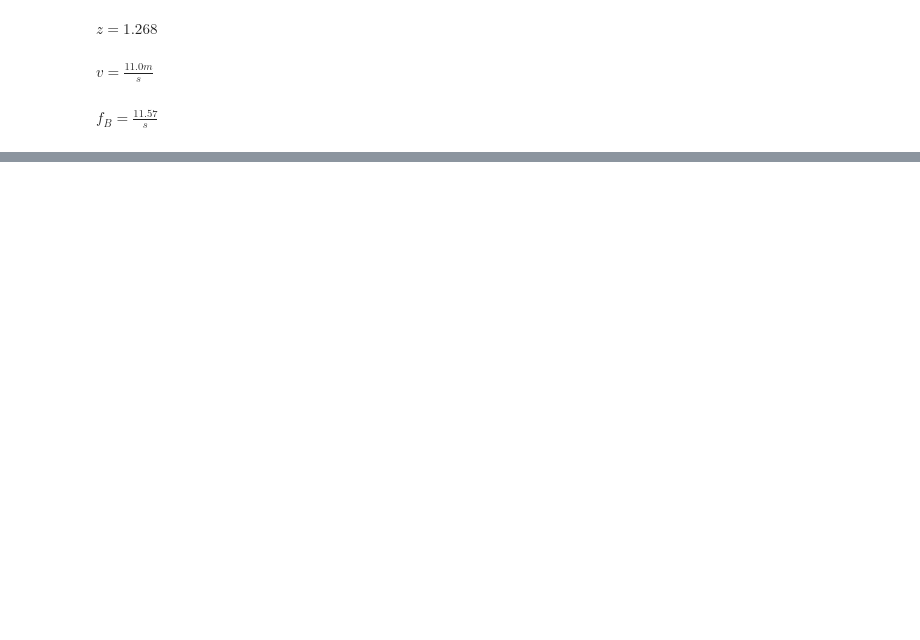
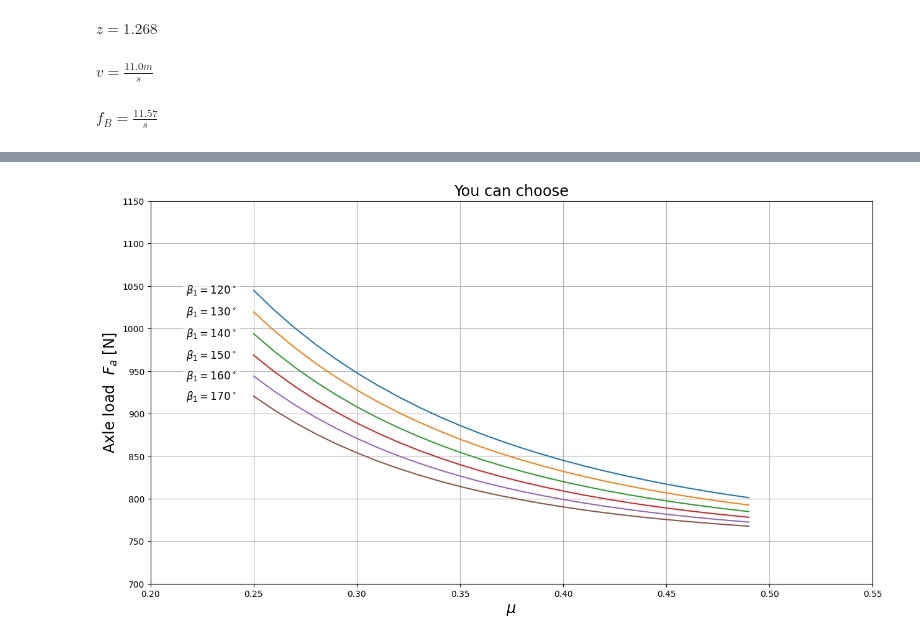
Before and after one commit to Angela-NG/machine-design, a Jupyter notebook: Lab2_Belt.ipynb, the cells around one changed output, grey strips where cells are left out. Drawn from its saved outputs; the diff is of its cells as text; code cells hidden in the pictures; blank space fills up the shorter version.

```diff
--- a/Lab2_Belt.ipynb
+++ b/Lab2_Belt.ipynb
@@ -116,8 +116,8 @@ $\displaystyle e = 586.1 mm_{}$
 ### 4. Calculate Small Pulley Wrap Angle
 $$\beta_k=2*arccos(\frac{d_{dg}-d_{dk}}{2e})$$
 # %%
-b.beta_1 = b.E16_24A_circumfranceAngle().evalf()
+'''b.beta_1 = b.E16_24A_circumfranceAngle().evalf()
 HM.EqPrint('beta_1',UM.RemoveUnits(b.beta_1))
 b.beta_1*=180/np.pi*deg_
-HM.EqPrint('beta_1',b.beta_1)
+HM.EqPrint('beta_1',b.beta_1)'''
 # %% [output]
@@ -160,3 +158,19 @@ t=HM.EqPrint('f_B',b.f_B)
 $\displaystyle z = 1.268$
 $\displaystyle v = \frac{11.0 m_{}}{s_{}}$
 $\displaystyle f_{B} = \frac{11.57}{s_{}}$
+# %%
+#b.mu = 0.4
+b.alpha = UM.All_to_SI( 38*deg_)
+b.n_1 = n_1
+T  = UM.kgm_s2_to_N( UM.All_to_SI( b.Pprime / b.n_1))
+print(T/0.09*2)
+HM.EqPrint('T',T)
+b.F_t = b.Pprime / b.v
+HM.EqPrint('F_t',UM.kgm_s2_to_N( UM.All_to_SI(b.F_t)))
+b.muprime = b.E16_1B_Set2muprime()
+b.mu = b.muprime
+HM.EqPrint('mu',b.mu)
+b.m = b.E16_3_Eytelwein()
+HM.EqPrint('m',b.m)
+b.F_a = UM.kgm_s2_to_N( UM.All_to_SI(b.E16_6_AxleLoad()))
+t=HM.EqPrint('F_a',b.F_a)
@@ -162,0 +184,61 @@ $\displaystyle f_{B} = \frac{11.57}{s_{}}$
+# %%
+#polt figure of F_a, mu and beta_1
+deg = np.pi / 180.0            # float
+b.beta_1 = np.array([120,130,140,150,160,170], dtype=float) * deg
+b.mu = np.arange(0.25,0.5,0.01)
+
+X1 = np.asarray(b.mu, dtype=float)
+X2 = np.asarray(b.beta_1, dtype=float)
+symbol_X1 = 'mu'
+symbol_X2 = 'beta_1'
+yy, A, B = HM.evaluate(b.F_a,{symbol_X1:X1,symbol_X2:X2})
+
+mu_target     = 0.35
+mu_index   = int(np.argmin(np.abs(b.mu - mu_target)))
+mu_target     = 0.35
+beta_deg_tgt  = 162.8
+
+mu_index   = int(np.argmin(np.abs(b.mu - mu_target)))
+beta_index = int(np.argmin(np.abs(b.beta_1 - beta_deg_tgt*deg)))
+yy_point = yy[mu_index, beta_index]
+
+print(mu_index, beta_index, yy_point)
+print(yy_point)
+
+# setting a textsize parameter we can re-use in different sections of the code
+# setting a textsize parameter we can re-use in different sections of the code
+textsize = 'xx-large'
+
+plt.figure(figsize=(15, 8))
+# plot the results
+plt.plot(X1, yy)
+plt.grid(True)
+
+# table in each line
+for i in range(len(X2)):
+    beta_deg = np.rad2deg(X2[i])
+    label = rf'$\beta_{{1}}={beta_deg:.0f}^\circ$'
+    plt.annotate(
+        label,
+        xy=(X1[0], yy[0, i]),
+        xytext=(-20, 0),
+        textcoords="offset points",
+        va='center', ha='right',
+        size='large',
+        bbox=dict(facecolor='white', edgecolor='none', alpha=0.7)
+    )
+
+# title
+expr_latex = sp.latex(b.F_a)
+
+plt.title(r'You can choose', fontsize='xx-large')
+t = HM.EqPrint('F_a', b.F_a)
+
+plt.xlabel(r'$\mu$ ', fontsize=textsize)
+plt.ylabel(r'Axle load  $F_{a}$ [N]', fontsize=textsize)
+
+plt.xlim([0.2, 0.55])
+plt.ylim([700, 1150])
+
+plt.show()
+# %% [output]
@@ -162,0 +248 @@ $\displaystyle f_{B} = \frac{11.57}{s_{}}$
+[figure, added]
```
Also changed, not shown: parts of 4 cells of this notebook.
